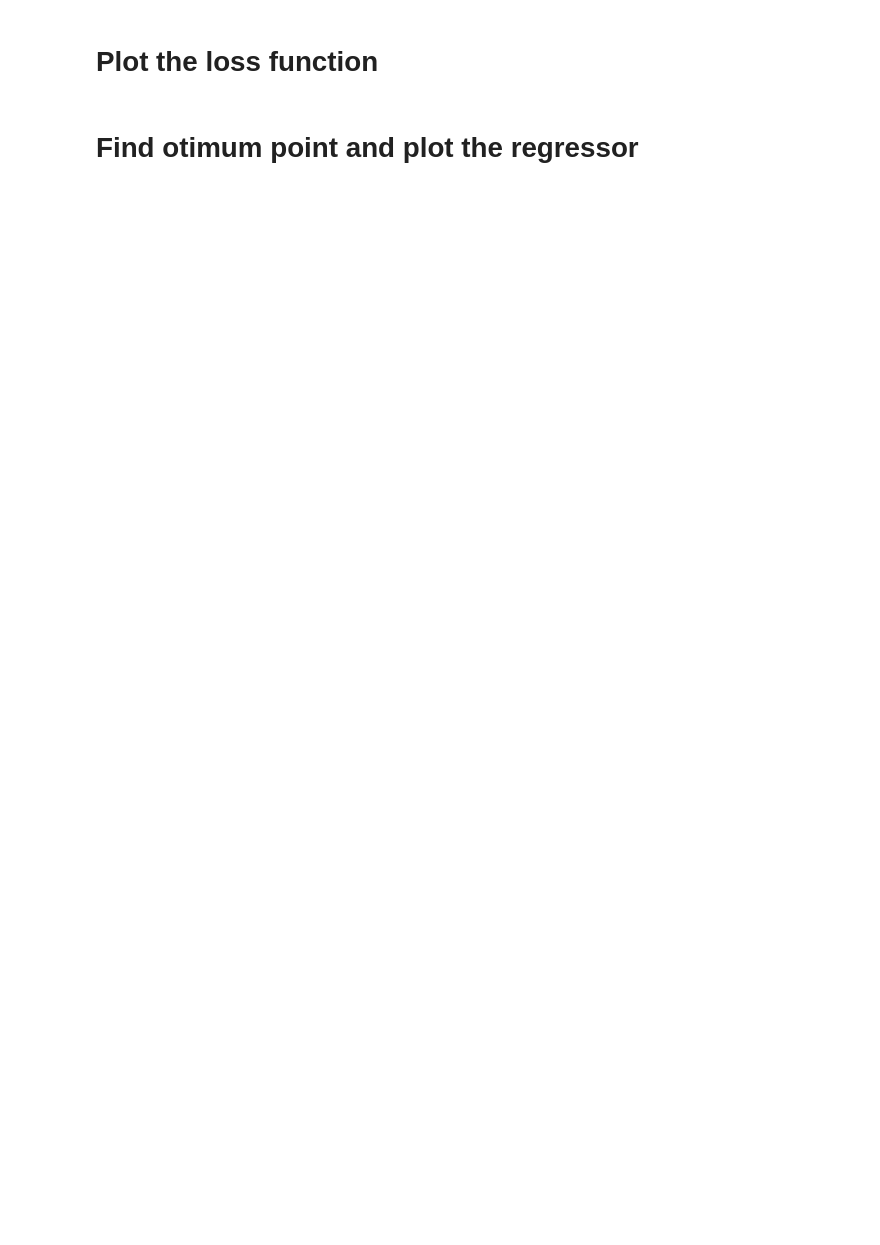
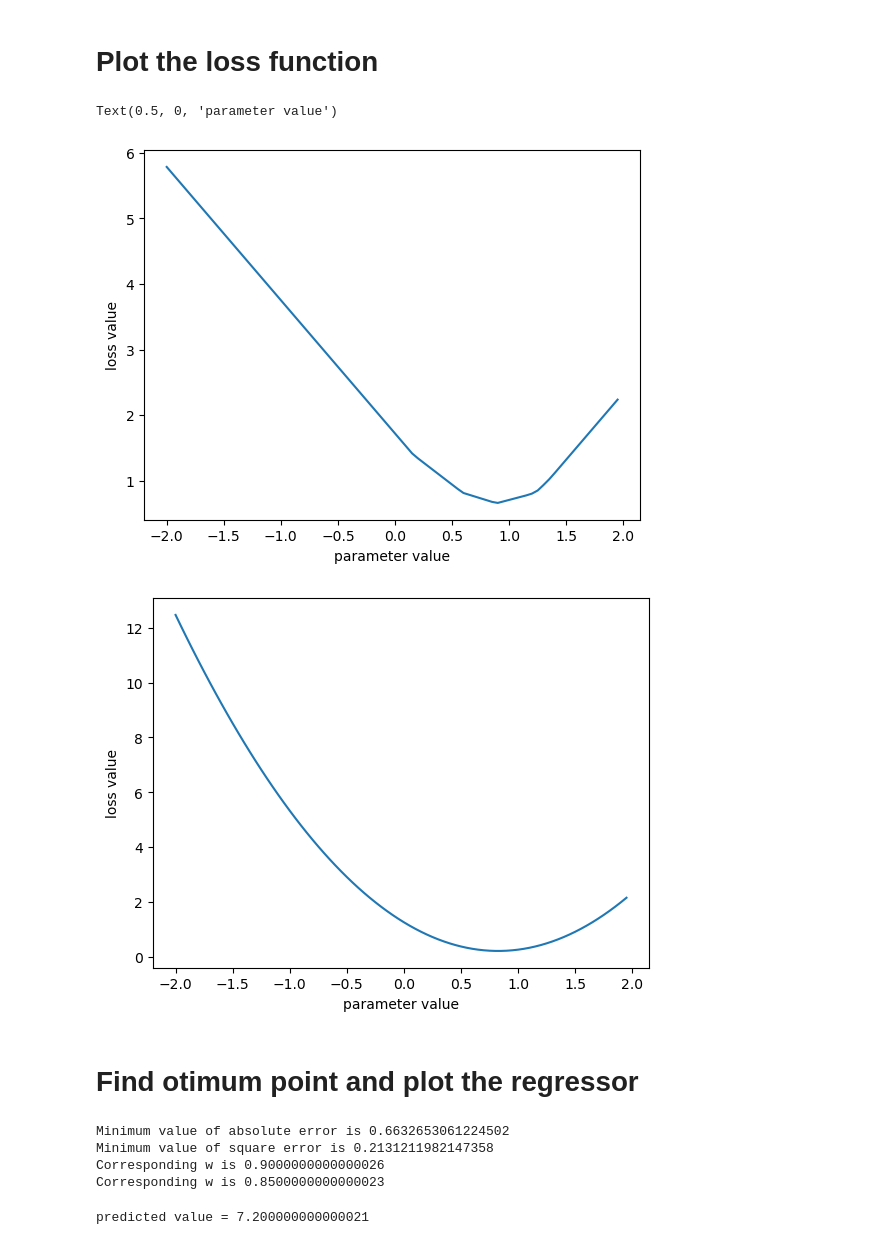
Before and after one commit to Navid-Ziaei/DeepLearningCourse, a Jupyter notebook: Week1/Regression_task.ipynb, the cells around one changed output. Saved outputs shown, nothing was run; the diff lists cells and outputs as text; code cells hidden in the pictures; blank space fills up the shorter version.

```diff
--- a/Week1/Regression_task.ipynb
+++ b/Week1/Regression_task.ipynb
@@ -23,4 +95,45 @@ y_train = np.array([75, 82, 93, 61, 78, 65, 97])
 # %% [markdown]
 # Plot the loss function
+# %%
+plt.figure()
+plt.plot(w, L_abs)
+plt.ylabel('loss value')
+plt.xlabel('parameter value')
+
+
+plt.figure()
+plt.plot(w, L_sq)
+plt.ylabel('loss value')
+plt.xlabel('parameter value')
+# %% [output]
+Text(0.5, 0, 'parameter value')
+[figure, added]
+[figure, added]
 # %% [markdown]
 # Find otimum point and plot the regressor
+# %%
+print("Minimum value of absolute error is " + str(np.min(L_abs)))
+print("Minimum value of square error is " + str(np.min(L_sq)))
+
+w_optm_abs_err = w[np.argmin(L_abs)]
+w_optm_square_err = w[np.argmin(L_sq)]
+
+print("Corresponding w is " + str(w_optm_abs_err))
+print("Corresponding w is " + str(w_optm_square_err))
+# %% [output]
+Minimum value of absolute error is 0.6632653061224502
+Minimum value of square error is 0.2131211982147358
+Corresponding w is 0.9000000000000026
+Corresponding w is 0.8500000000000023
+# %%
+y_test = 8
+
+y_test_normal = (y_test - min_value_x) / (max_value_x - min_value_x)
+
+y_hat_test = w_optm_abs_err * y_test_normal
+
+y_hat_unnormalized = y_hat_test*(max_value_y - min_value_y) + min_value_y
+
+print('predicted value = '+str(y_hat_unnormalized))
+# %% [output]
+predicted value = 7.200000000000021
```
Also changed, not shown: parts of 7 cells of this notebook.
